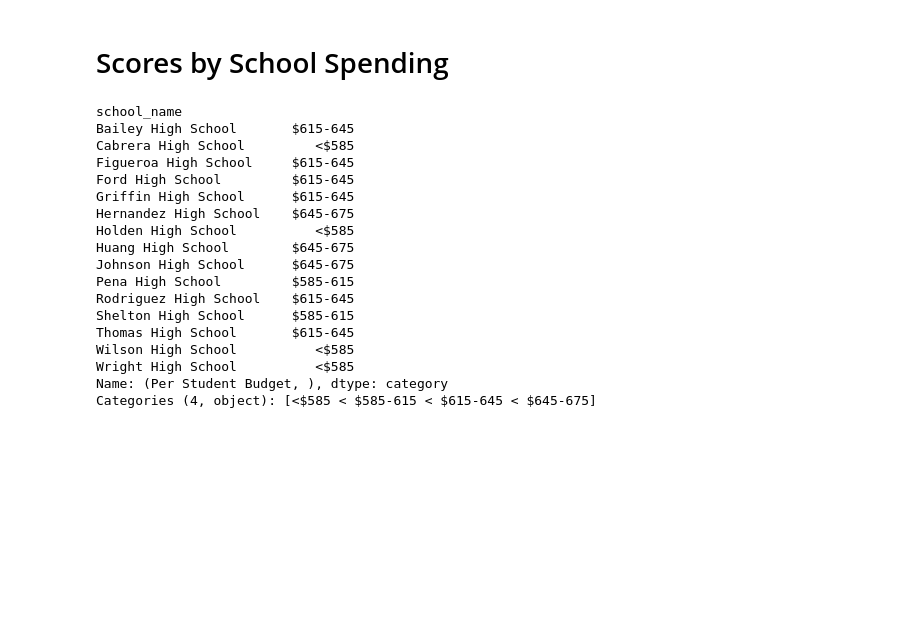
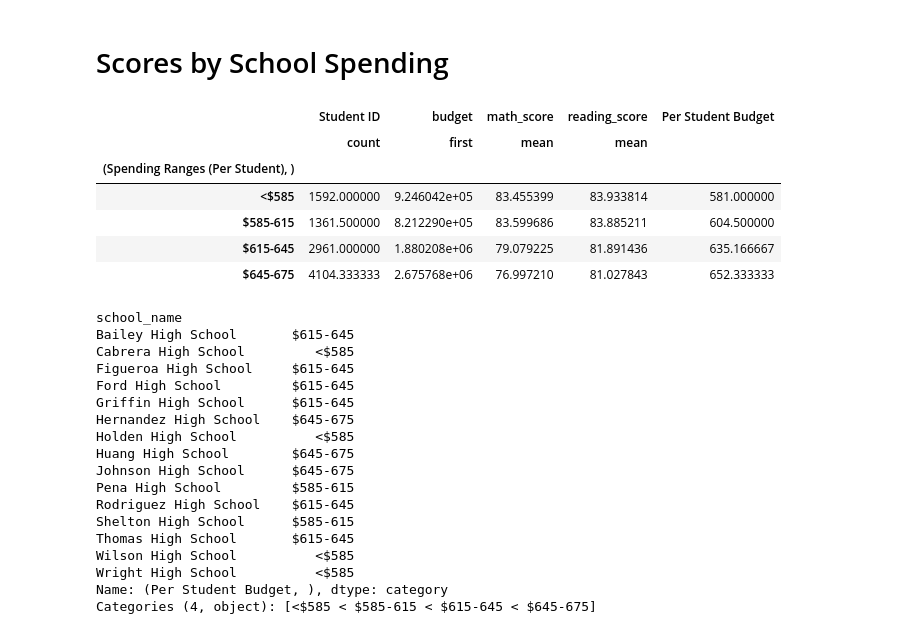
Before and after one commit to mtbulut/pandas-challenge, a Jupyter notebook: PyCitySchools_memet.ipynb, the cells around one changed output. Saved outputs shown, nothing was run; the diff lists cells and outputs as text; code cells hidden in the pictures; blank space fills up the shorter version.

```diff
--- a/PyCitySchools_memet.ipynb
+++ b/PyCitySchools_memet.ipynb
@@ -286,3 +320,13 @@ df.groupby(['school_name', 'grade'])[['reading_score']].agg(np.mean)
 spending_bins = [0, 585, 615, 645, 675]
 group_names = ["<$585", "$585-615", "$615-645", "$645-675"]
+# %%
+df1.groupby([('Spending Ranges (Per Student)',      '')]).mean()
+# %% [output]
+|  | Student ID | budget | math_score | reading_score | Per Student Budget |
+|  | count | first | mean | mean |  |
+| (Spending Ranges (Per Student), ) |  |  |  |  |  |
+| <$585 | 1592.000000 | 9.246042e+05 | 83.455399 | 83.933814 | 581.000000 |
+| $585-615 | 1361.500000 | 8.212290e+05 | 83.599686 | 83.885211 | 604.500000 |
+| $615-645 | 2961.000000 | 1.880208e+06 | 79.079225 | 81.891436 | 635.166667 |
+| $645-675 | 4104.333333 | 2.675768e+06 | 76.997210 | 81.027843 | 652.333333 |
 # %%
```
Also changed, not shown: parts of 14 cells of this notebook, 1 other file.
